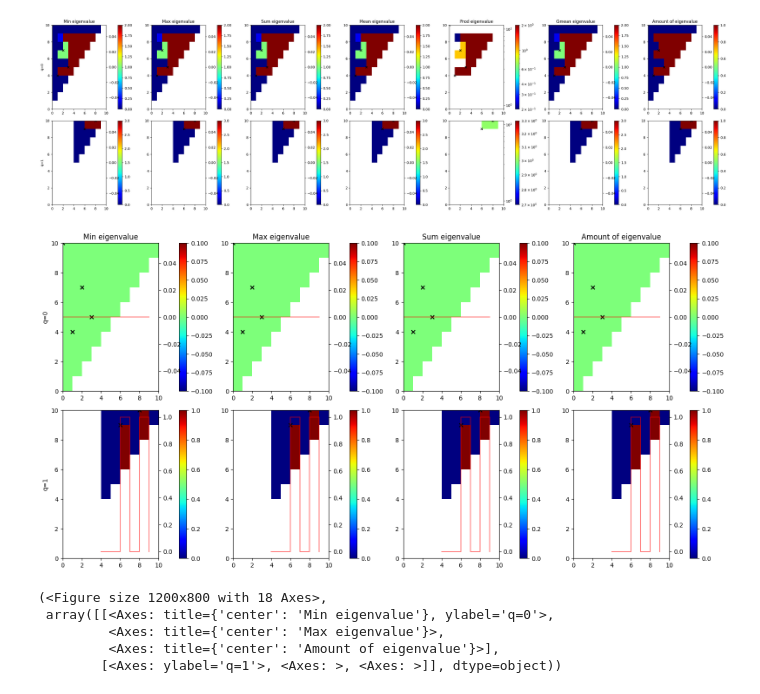
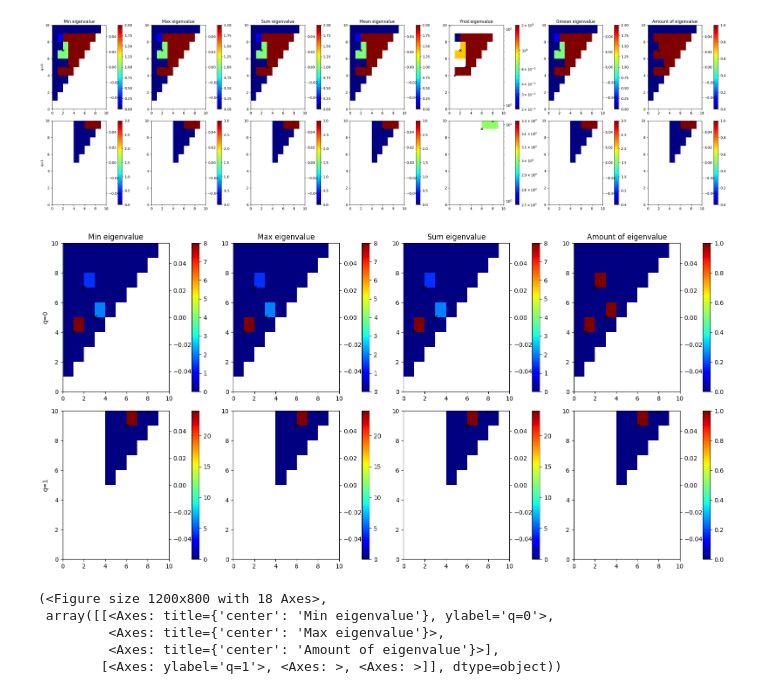
Before and after one commit to siroj99/Master_thesis, a Jupyter notebook: code/laplacians.ipynb, the cells around one changed output. Drawn from its saved outputs; the diff is of its cells as text; code cells hidden in the pictures.

Commit message:
Fixed non-symmetric Laplacians and added a fast computation method.

```diff
--- a/code/laplacians.ipynb
+++ b/code/laplacians.ipynb
@@ -15,6 +15,9 @@ from Laplacian_Functions import *
 from new_Laplacian_Functions import *
 from Ren_Functions import *
 # %%
+from venv import create
+
+
 def create_cycle(n, overlap = 0, start_n=0, overlap_start = 0):
     simplices = []
     for v_i in range(n):
@@ -51,7 +54,8 @@ def create_path(n, end_path = -1):
 
 
 # Drawn
-simplices = [([0], 0), ([1], 1), ([2], 2), ([3], 3), ([1,0], 4), ([0,3], 5), ([1,3], 6), ([2,3], 7), ([0,2], 8), ([0,1,3], 9)]#, ([0,2,3], 10)]
+# simplices = [([0], 0), ([1], 1), ([2], 2), ([3], 3), ([1,0], 4), ([0,3], 5), ([1,3], 6), ([2,3], 7), ([0,2], 8), ([0,1,3], 9)]#, ([0,2,3], 10)]
+# simplices = [([0], 0), ([1], 1), ([2], 2), ([3], 3), ([1,0], 4), ([2,3], 5), ([4], 6), ([2,4], 7), ([3,4], 8), ([2,3,4], 9), ([0,3], 10), ([1,3], 11), ([0,2], 12), ([0,1,3], 13)]#, ([0,2,3], 10)]
 
 # Swapped 7 and 8
 # simplices = [([0], 0), ([1], 1), ([2], 2), ([3], 3), ([1,0], 4), ([0,3], 5), ([1,3], 6), ([0,2], 7), ([2,3], 8), ([0,1,3], 9)]#, ([0,2,3], 10)]
@@ -75,7 +79,7 @@ simplices = [([0], 0), ([1], 1), ([2], 2), ([3], 3), ([1,0], 4), ([0,3], 5), ([1
 # simplices = [([0], 0), ([1], 0), ([2], 0), ([3], 0), ([0,2], 1), ([0,3], 1), ([2,3], 1), ([0,1], 2), ([0,2,3], 3)]
 
 # Drawn new
-# simplices = [([0], 0), ([1], 0), ([2], 0), ([3], 1), ([0,1], 2), ([1,2], 2), ([2,3], 2), ([0,2], 3), ([0,3], 3), ([4], 4), ([2,4], 5), ([3,4], 5), ([0,1,2], 6), ([2,3,4], 7), ([0,2,3], 8)]
+simplices = [([5], 0), ([0], 0.5), ([1], 0.5), ([2], 0.5), ([3], 1), ([0,1], 2), ([1,2], 2), ([2,3], 2), ([0,2], 3), ([0,3], 3), ([4], 4), ([2,4], 5), ([3,4], 5), ([0,1,2], 6), ([2,3,4], 7), ([0,2,3], 8)]
 
 # Test easy
 # simplices = [([0], 0), ([1], 0), ([2], 0), ([0,1], 0), ([0,2], 0), ([1,2], 0),
@@ -88,10 +92,14 @@ simplices = [([0], 0), ([1], 1), ([2], 2), ([3], 3), ([1,0], 4), ([0,3], 5), ([1
 # Example PowerPoint
 # simplices = [([0],0), ([1], 0), ([2], 1), ([3], 1), ([4], 1), ([0,2], 1), ([2,3], 1), ([2,4], 1), ([3,4], 1), ([1,4], 1)]
 
+# Dimension 2 feature
+# simplices = [([0],0), ([1], 1), ([0,1], 1), ([2], 2), ([0,2], 2), ([1,2], 2), ([3], 3), ([0,3], 3), ([1,3], 3), ([2,3], 3), ([0,2,3], 4), ([1,2,3], 5), ([0,1,2], 6), ([0,1,3], 7)]
+
 # Path
 # simplices = create_path(8, end_path=-1)
 
 # Cycles
+# simplices = create_cycle(3)
 x = 4
 y = 4
 z = 4
@@ -202,13 +276,13 @@ Computing eigenvalues...
 # %%
 def weight_fun(x):
     v = x.split(",")
     if "1" in v:
-        return 2**len(v)
+        return 2**(len(v)-1)
     return 1
 
-eigenvalues, relevant_times, fig, ax = plot_Laplacian_new_eigenvalues(f, weight_fun, plot_types=["Min", "Max", "Sum", "Amount of"], method="vertical_extended", plot_args_diag={"c": "black", "alpha": 1, "marker": "x"}, plot_type_to_fun={"Amount of": len})
+eigenvalues, relevant_times, fig, ax = plot_Laplacian_new_eigenvalues(f, weight_fun, plot_types=["Min", "Max", "Sum", "Amount of"], method="cross_extended", plot_args_diag={"c": "black", "alpha": 1, "marker": "x"}, plot_type_to_fun={"Amount of": len})
 # %% [output]
-[figure, old version]
+[figure, new version]
 # %%
 plot_eigenvalues(eigenvalues=eigenvalues, relevant_times=relevant_times, filtration=f, plot_args_mesh={"vmin": -5, "vmax": 2} , plot_args_diag={"c": "black", "alpha": 1, "marker": "x"}, plot_type_to_fun={"Amount of": len}, plot_types=["Min", "Max", "Amount of"])
 # %% [output]
```
Also changed, not shown: parts of 11 cells of this notebook, 3 other files.
